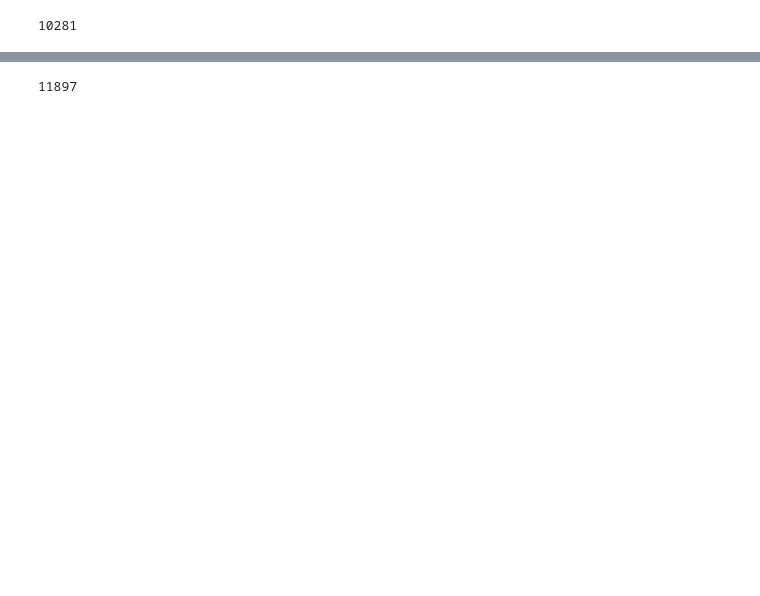
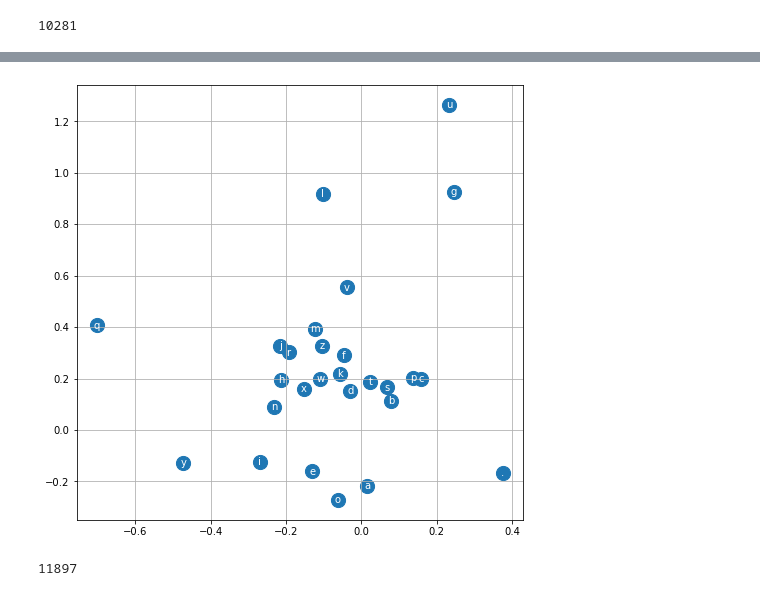
Before and after one commit to balajivenky06/DeepLearningNotebooks, a Jupyter notebook: Makemore2.ipynb, the cells around one changed output, grey strips where cells are left out. Saved outputs shown, nothing was run; the diff lists cells and outputs as text; code cells hidden in the pictures; blank space fills up the shorter version.

```diff
--- a/Makemore2.ipynb
+++ b/Makemore2.ipynb
@@ -990,8 +1135,10 @@ tensor(2.4255, grad_fn=<NllLossBackward0>)
 # may be increasing the featur dim will have much lower loss ??
 # %%
 #plotting embeding layer
-#plt.figure(figsize=(8,8))
-#plt.scatter(C[:,0].data, C[:,1].data, s=200)
-#for i in range(C.shape[0]):
-#    plt.text(C[i,0].item(), C[i,1].item(), itos[i], ha="center", va="center", color="white")
-#plt.grid('minor')
+plt.figure(figsize=(8,8))
+plt.scatter(C[:,0].data, C[:,1].data, s=200)
+for i in range(C.shape[0]):
+    plt.text(C[i,0].item(), C[i,1].item(), itos[i], ha="center", va="center", color="white")
+plt.grid('minor')
+# %% [output]
+[figure, added]
```
Also changed, not shown: parts of 73 cells of this notebook.
